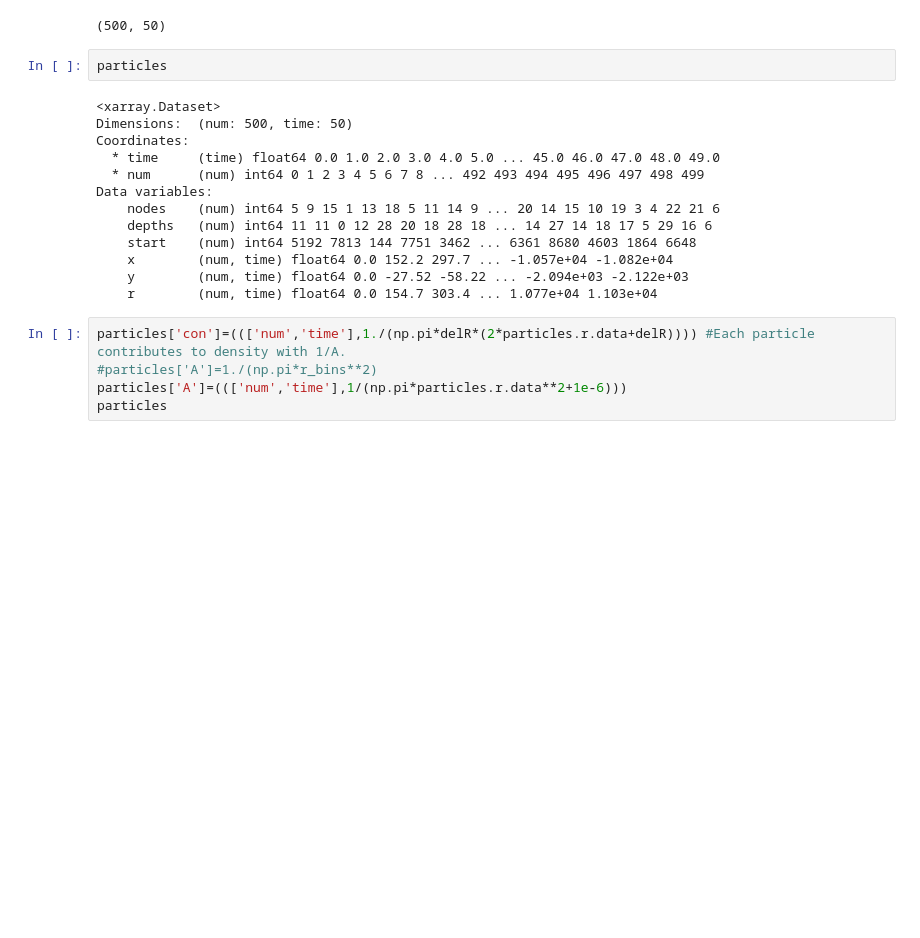
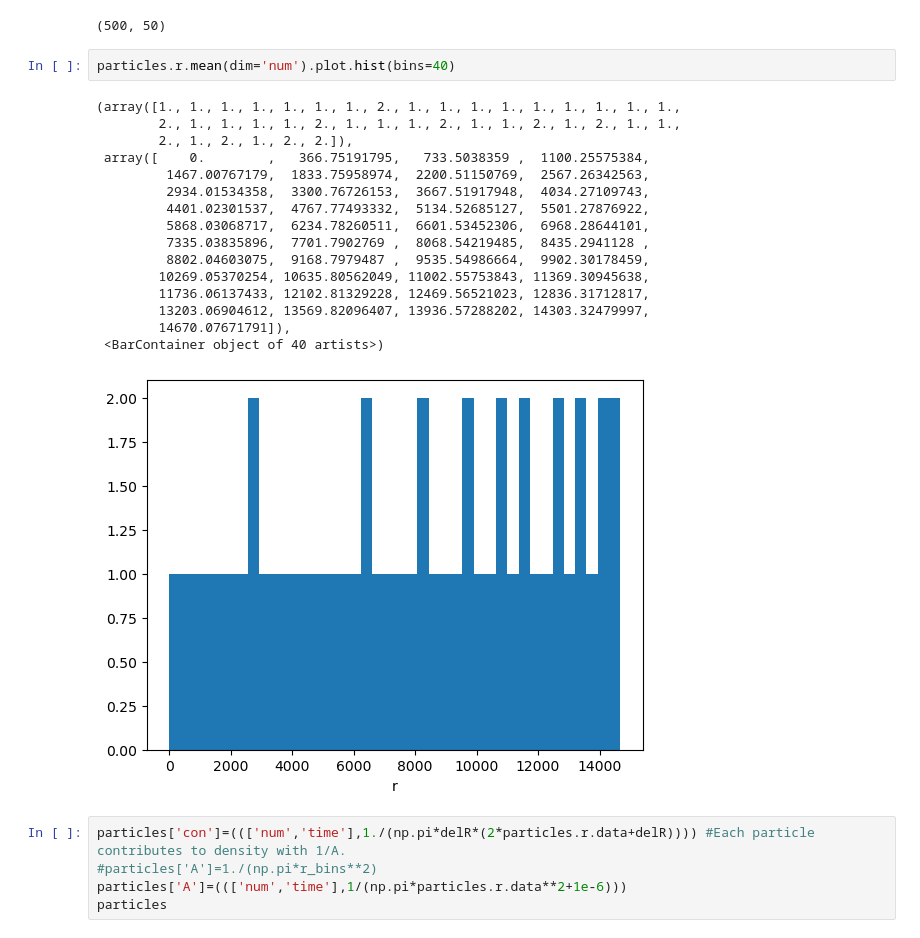
Before and after one commit to galendal/ACTOM_sites, a Jupyter notebook: particle_swarm.ipynb, the cells around one changed output. Drawn from its saved outputs; the diff is of its cells as text; blank space fills up the shorter version.

```diff
--- a/particle_swarm.ipynb
+++ b/particle_swarm.ipynb
@@ -246,21 +263,25 @@ array([   1,    2,    3,    4,    5,    6,   10,   20,   30,   50,  100,
 np.shape(1./(np.pi*delR*(2*particles.r.data+delR)))
 # %% [output]
 (500, 50)
-# %%
-particles
-# %% [output]
-<xarray.Dataset>
-Dimensions:  (num: 500, time: 50)
-Coordinates:
-  * time     (time) float64 0.0 1.0 2.0 3.0 4.0 5.0 ... 45.0 46.0 47.0 48.0 49.0
-  * num      (num) int64 0 1 2 3 4 5 6 7 8 ... 492 493 494 495 496 497 498 499
-Data variables:
-    nodes    (num) int64 5 9 15 1 13 18 5 11 14 9 ... 20 14 15 10 19 3 4 22 21 6
-    depths   (num) int64 11 11 0 12 28 20 18 28 18 ... 14 27 14 18 17 5 29 16 6
-    start    (num) int64 5192 7813 144 7751 3462 ... 6361 8680 4603 1864 6648
-    x        (num, time) float64 0.0 152.2 297.7 ... -1.057e+04 -1.082e+04
-    y        (num, time) float64 0.0 -27.52 -58.22 ... -2.094e+03 -2.122e+03
-    r        (num, time) float64 0.0 154.7 303.4 ... 1.077e+04 1.103e+04
+# %%
+particles.r.mean(dim='num').plot.hist(bins=40)
+# %% [output]
+(array([1., 1., 1., 1., 1., 1., 1., 2., 1., 1., 1., 1., 1., 1., 1., 1., 1.,
+        2., 1., 1., 1., 1., 2., 1., 1., 1., 2., 1., 1., 2., 1., 2., 1., 1.,
+        2., 1., 2., 1., 2., 2.]),
+ array([    0.        ,   366.75191795,   733.5038359 ,  1100.25575384,
+         1467.00767179,  1833.75958974,  2200.51150769,  2567.26342563,
+         2934.01534358,  3300.76726153,  3667.51917948,  4034.27109743,
+         4401.02301537,  4767.77493332,  5134.52685127,  5501.27876922,
+         5868.03068717,  6234.78260511,  6601.53452306,  6968.28644101,
+         7335.03835896,  7701.7902769 ,  8068.54219485,  8435.2941128 ,
+         8802.04603075,  9168.7979487 ,  9535.54986664,  9902.30178459,
+        10269.05370254, 10635.80562049, 11002.55753843, 11369.30945638,
+        11736.06137433, 12102.81329228, 12469.56521023, 12836.31712817,
+        13203.06904612, 13569.82096407, 13936.57288202, 14303.32479997,
+        14670.07671791]),
+ <BarContainer object of 40 artists>)
+[figure, added]
 # %%
 particles['con']=((['num','time'],1./(np.pi*delR*(2*particles.r.data+delR)))) #Each particle contributes to density with 1/A.
 #particles['A']=1./(np.pi*r_bins**2)
```
Also changed, not shown: parts of 14 cells of this notebook.
